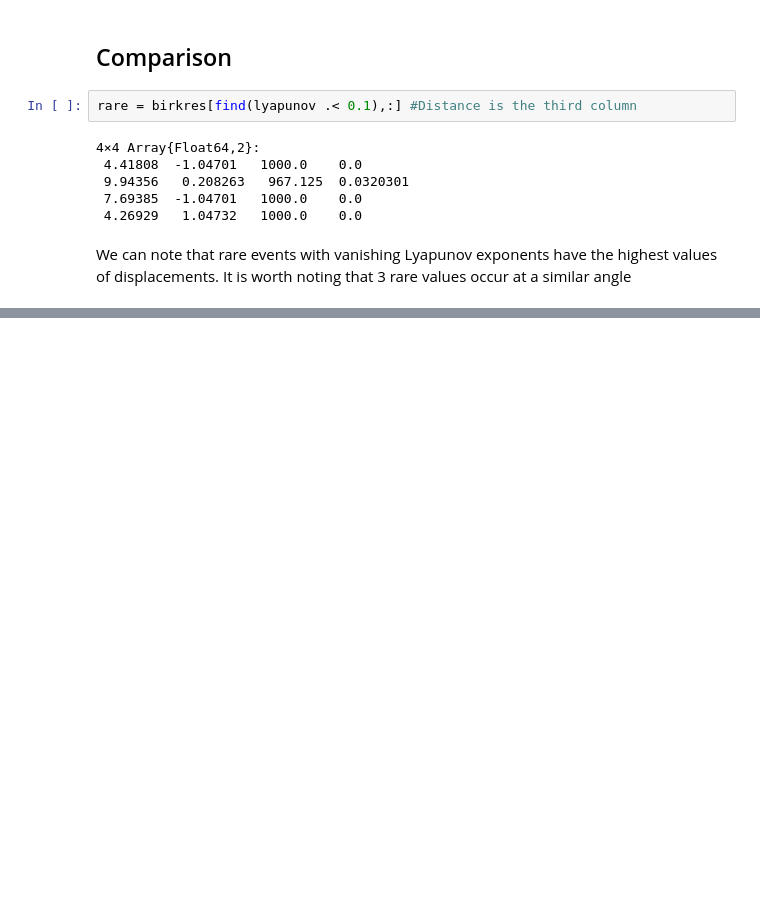
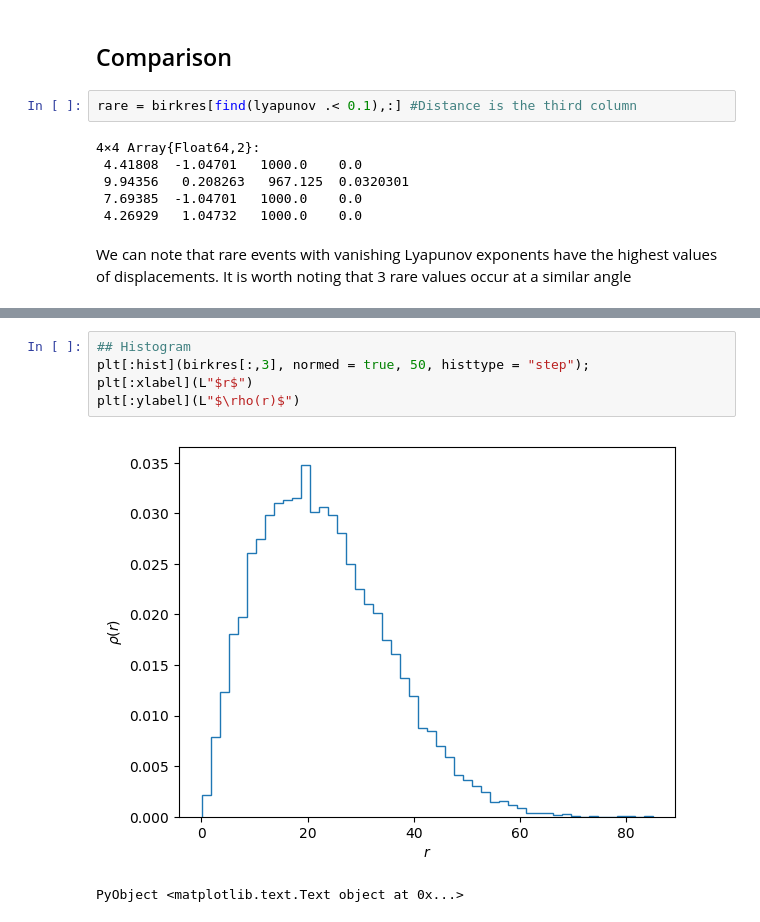
Before and after one commit to dapias/LorentzTesting2d, a Jupyter notebook: notebooks/BirkhoffCoordinates.ipynb, the cells around one changed output, grey strips where cells are left out. Cells and saved outputs as stored; diff of their text form; blank space fills up the shorter version.

```diff
--- a/notebooks/BirkhoffCoordinates.ipynb
+++ b/notebooks/BirkhoffCoordinates.ipynb
@@ -137,0 +192,8 @@ highest values of displacements. It is worth noting that 3 rare values occur at
+# %%
+## Histogram
+plt[:hist](birkres[:,3], normed = true, 50, histtype = "step");
+plt[:xlabel](L"$r$")
+plt[:ylabel](L"$\rho(r)$")
+# %% [output]
+[figure, added]
+PyObject <matplotlib.text.Text object at 0x...>
```
Also changed, not shown: parts of 17 cells of this notebook.
